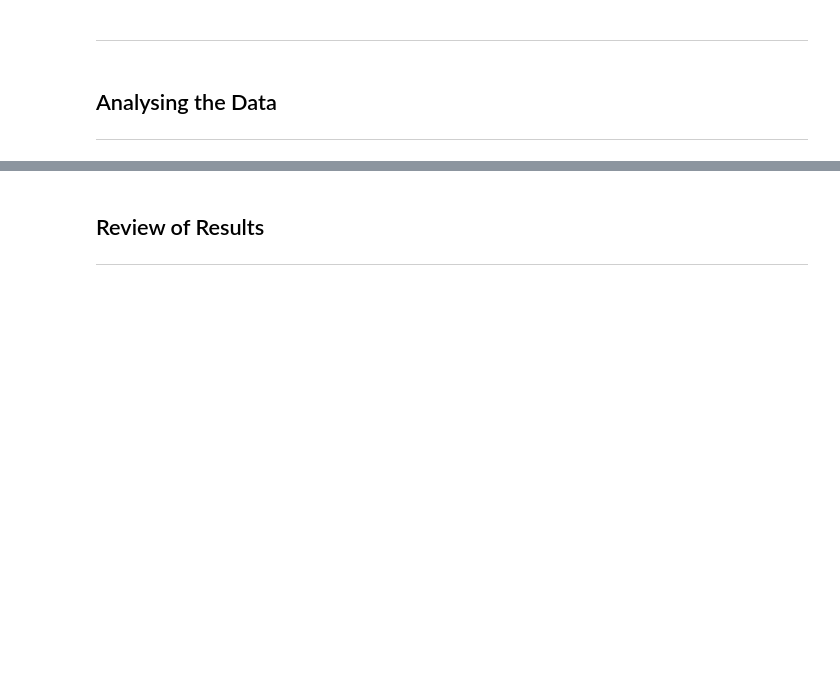
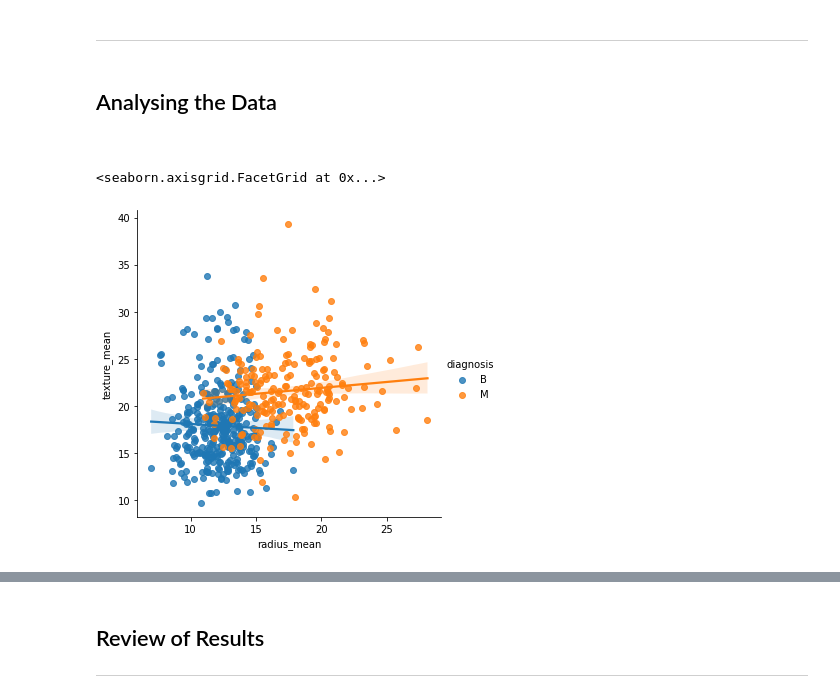
Before and after one commit to JTohall/PFDA_Project, a Jupyter notebook: Project.ipynb, the cells around one changed output, grey strips where cells are left out. Saved outputs shown, nothing was run; the diff lists cells and outputs as text; code cells hidden in the pictures; blank space fills up the shorter version.

```diff
--- a/Project.ipynb
+++ b/Project.ipynb
@@ -625,4 +625,11 @@ sns.countplot(db['diagnosis'], palette='pink')
 # %% [markdown]
 ## Analysing the Data
 
----
+<br/>
+# %%
+# Plotting a facetgrid to show the correlation between Texture mean and radius mean
+
+sns.lmplot(x = 'radius_mean', y = 'texture_mean', hue = 'diagnosis', data = db)
+# %% [output]
+<seaborn.axisgrid.FacetGrid at 0x...>
+[figure, added]
```
Also changed, not shown: parts of 22 cells of this notebook.
